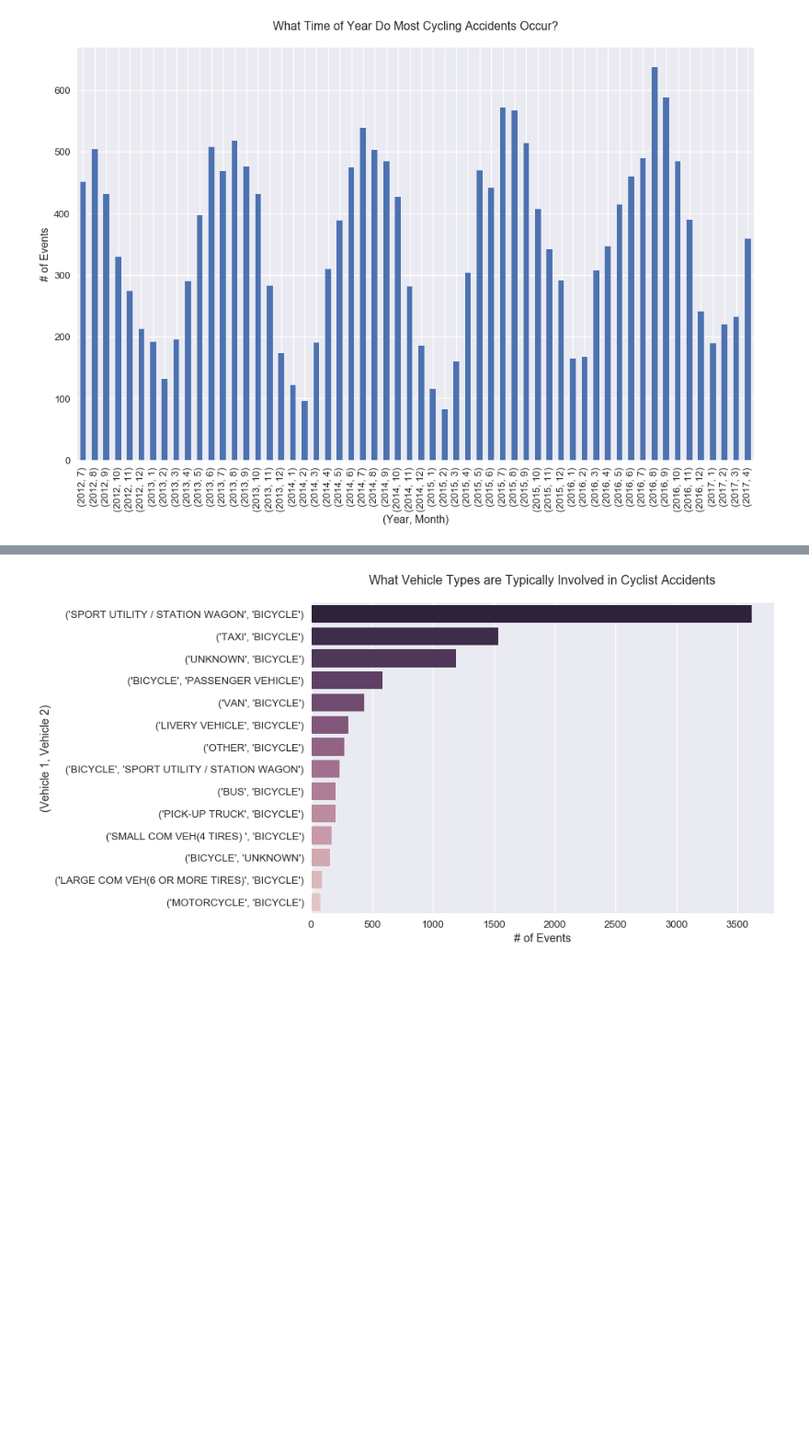
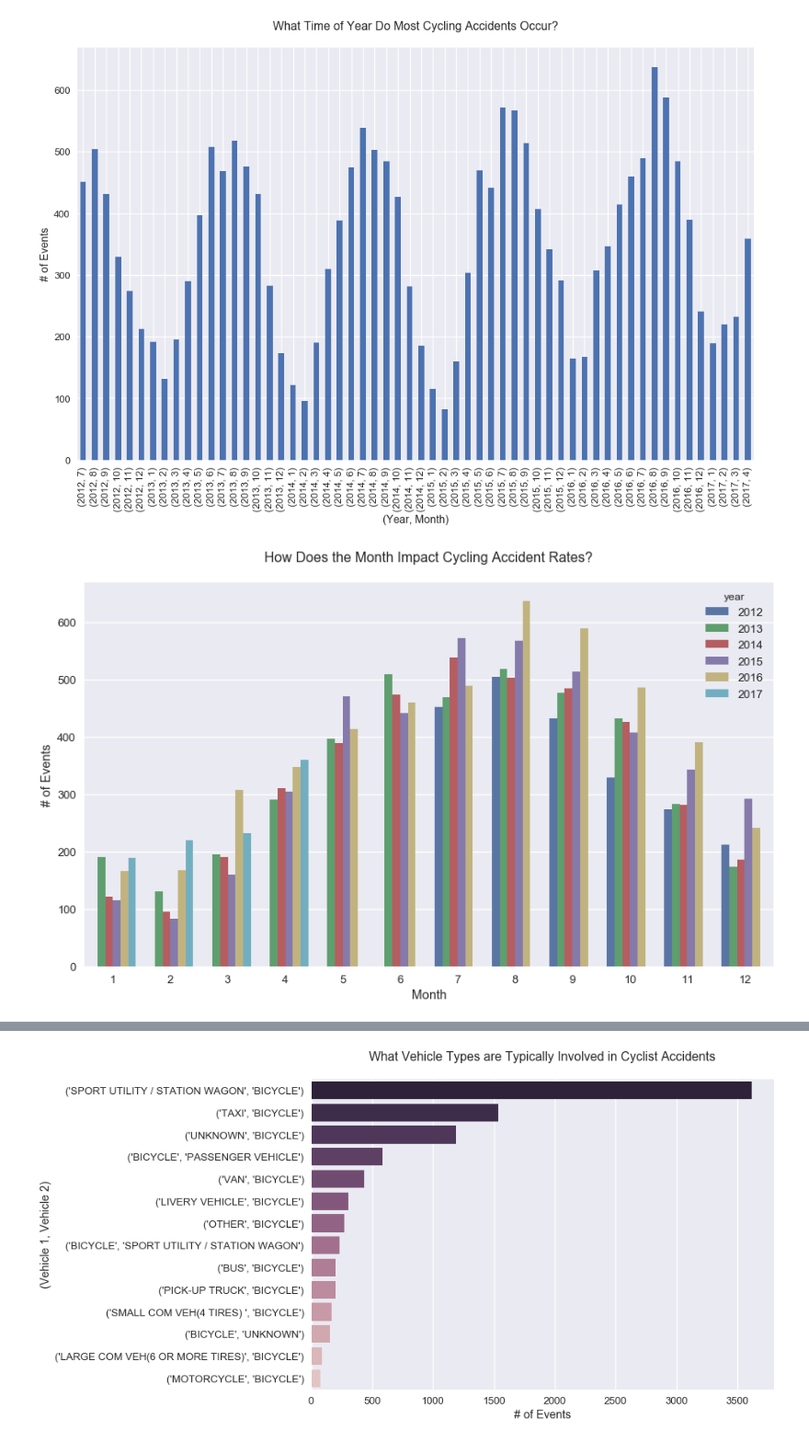
Before and after one commit to jpoles1/bikenyc, a Jupyter notebook: ImportData.ipynb, the cells around one changed output, grey strips where cells are left out. Shown at 92% size. Cells and saved outputs as stored; diff of their text form; code cells hidden in the pictures; blank space fills up the shorter version.

```diff
--- a/ImportData.ipynb
+++ b/ImportData.ipynb
@@ -56,3 +56,20 @@ _ = clean_data.groupby([clean_data["date"].dt.year, clean_data["date"].dt.month]
                                        xlabel="(Year, Month)", ylabel="# of Events")
 # %% [output]
 [figure]
+# %%
+#As reported by: http://www.nyc.com/visitor_guide/weather_facts.75835/
+ny_seasons = ["Winter", "Winter", "Spring", "Spring", "Spring", "Summer", "Summer", "Summer", "Fall", "Fall", "Fall", "Winter"]
+d = clean_data.groupby([clean_data["date"].dt.year, clean_data["date"].dt.month])["date"].count()[:-1]
+d = pd.DataFrame(d)
+d.columns = ["ct"]
+d["year"] = [i[0] for i in d.index]
+d["month"] = [i[1] for i in d.index]
+d["season"] = [ny_seasons[i-1] for i in d["month"]]
+d.index=np.arange(0,len(d))
+# %%
+plt.figure(figsize=(14, 8))
+_ = sb.barplot(x=d["month"], y=d["ct"], hue=d["year"])\
+    .set(xlabel="Month", ylabel="# of Events",
+         title="How Does the Month Impact Cycling Accident Rates?\n")
+# %% [output]
+[figure, added]
```
Also changed, not shown: parts of 1 cell of this notebook, 1 other file.
